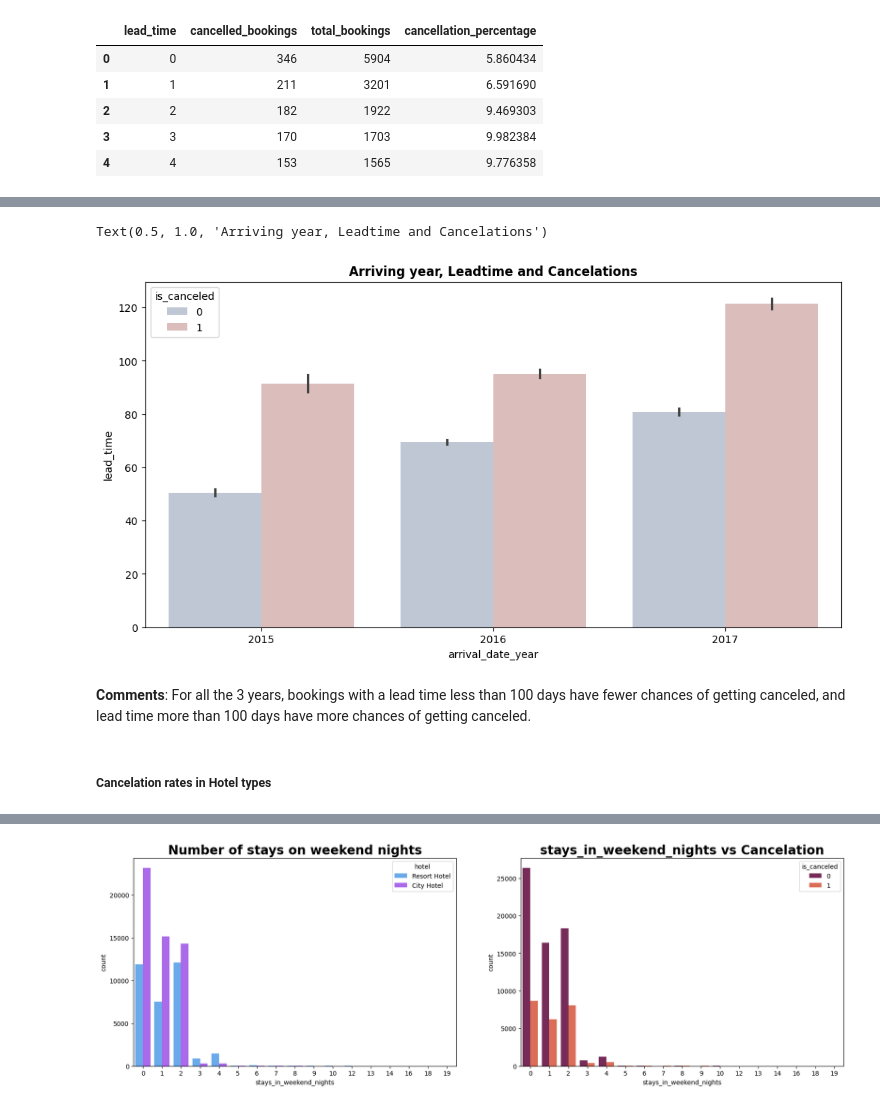
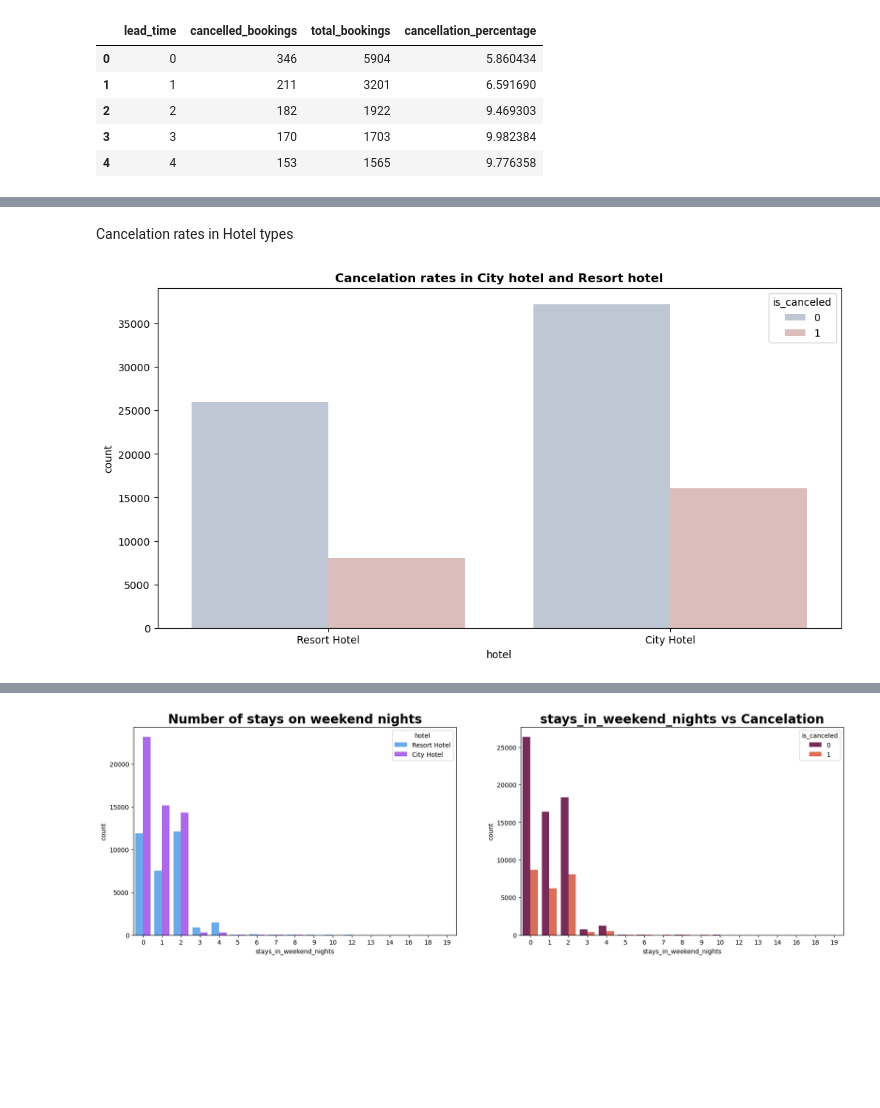
Before and after one commit to knightstark7/Labs-And-Project-Data-Visualization, a Jupyter notebook: Project/Source/project.ipynb, the cells around one changed output, grey strips where cells are left out. Saved outputs shown, nothing was run; the diff lists cells and outputs as text; code cells hidden in the pictures; blank space fills up the shorter version.

```diff
--- a/Project/Source/project.ipynb
+++ b/Project/Source/project.ipynb
@@ -443,11 +469,9 @@ Text(0.5, 1.0, 'Effect of Lead time on Cancellations')
+# %% [markdown]
+Cancelation rates in Hotel types
 # %%
 plt.figure(figsize=(12,6))
-sns.barplot(x='arrival_date_year', y='lead_time',hue='is_canceled', data= df, palette='vlag')
-plt.title('Arriving year, Leadtime and Cancelations', fontweight="bold")
+sns.countplot(data=df, x='hotel',hue="is_canceled", hue_order=[0, 1], palette='vlag')
+plt.title("Cancelation rates in City hotel and Resort hotel", fontweight="bold")
+plt.show()
 # %% [output]
-Text(0.5, 1.0, 'Arriving year, Leadtime and Cancelations')
-[figure, old version]
+[figure, new version]
-# %% [markdown]
-**Comments**: For all the 3 years, bookings with a lead time less than 100 days have fewer chances of getting canceled, and lead time more than 100 days have more chances of getting canceled.
-# %% [markdown]
-##### Cancelation rates in Hotel types
```
Also changed, not shown: parts of 42 cells of this notebook.
